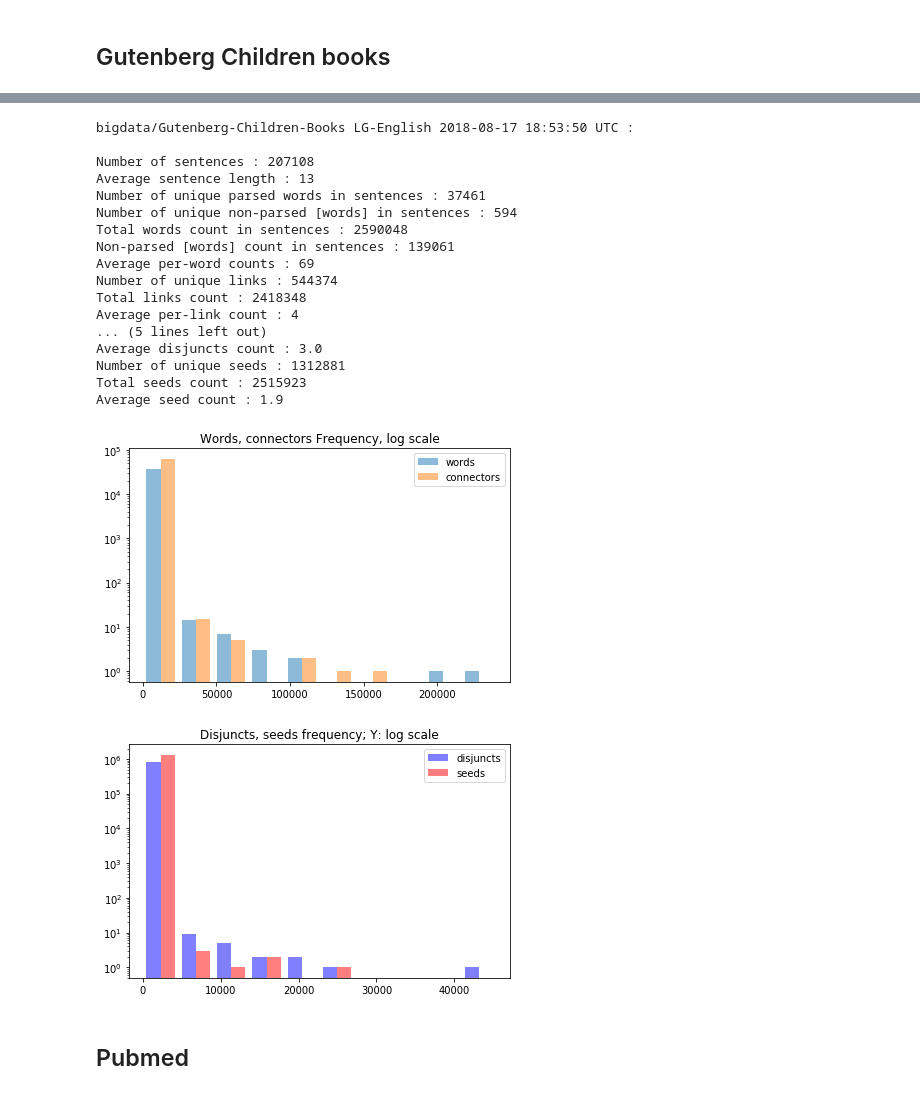
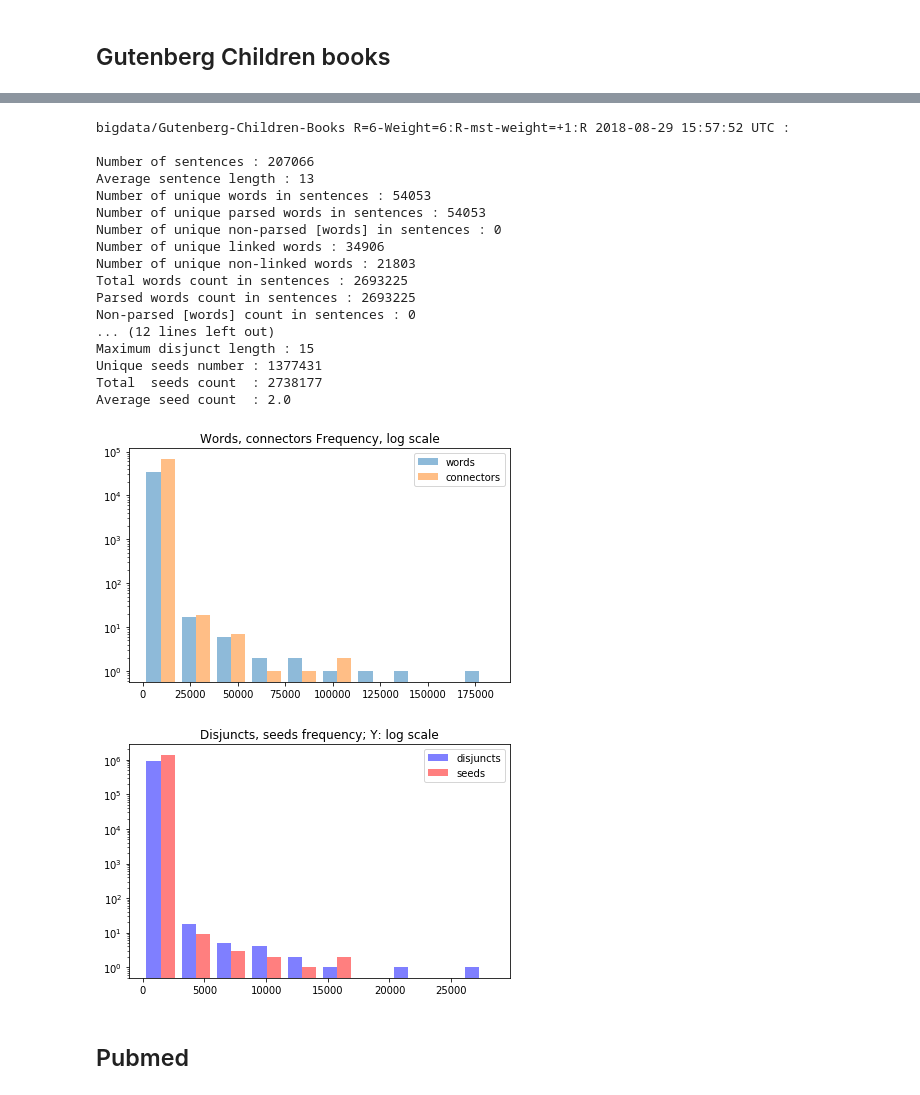
Before and after one commit to opencog/language-learning, a Jupyter notebook: notebooks/Corpora-statistics-2018-08-29.ipynb, the cells around one changed output, grey strips where cells are left out. Saved outputs shown, nothing was run; the diff lists cells and outputs as text; code cells hidden in the pictures.

Commit message:
Update corpora statistics: linked words, max/mean disjunct length

```diff
--- a/notebooks/Corpora-statistics-2018-08-17.ipynb
+++ b/notebooks/Corpora-statistics-2018-08-29.ipynb
@@ -30,7 +30,9 @@ print(UTC(), ':: out_dir =', module_path)
 # %%
-corpora = ['data/POC-Turtle', 'data/POC-English-Amb', 'data/CDS-caps-br-text+brent9mos', \
+corpora = ['data/POC-Turtle', 'data/POC-English-Amb', \
+           'data/CDS-caps-br-text+brent9mos', \
            'bigdata/Gutenberg-Children-Books', 'bigdata/Pubmed']
-datasets = ['MST-fixed-manually', 'LG-English', 'R=6-Weight=6:R-mst-weight=+1:R', \
+datasets = ['MST-fixed-manually', 'LG-English', \
+            'R=6-Weight=6:R-mst-weight=+1:R', \
             'R=6-Weight=6:R-mst-weight=+1:R-adagram', 'LG-English-caps']
 # %% [markdown]
 ## POC-Turtle
@@ -217,27 +219,27 @@ Average seed count : 1.9
 [figure]
 [figure]
 # %%
-corpus_historgams(module_path, corpora[3], datasets[1], logscale=[True,True], **kwargs)
+corpus_historgams(module_path, corpora[3], datasets[2], logscale=[True,True], **kwargs)
 # %% [output]
-bigdata/Gutenberg-Children-Books LG-English 2018-08-17 18:53:50 UTC :
+bigdata/Gutenberg-Children-Books R=6-Weight=6:R-mst-weight=+1:R 2018-08-29 15:57:52 UTC :
 
-Number of sentences : 207108
+Number of sentences : 207066
 Average sentence length : 13
-Number of unique parsed words in sentences : 37461
-Number of unique non-parsed [words] in sentences : 594
-Total words count in sentences : 2590048
-Non-parsed [words] count in sentences : 139061
-Average per-word counts : 69
-Number of unique links : 544374
-Total links count : 2418348
-Average per-link count : 4
-... (5 lines left out)
-Average disjuncts count : 3.0
-Number of unique seeds : 1312881
-Total seeds count : 2515923
-Average seed count : 1.9
+Number of unique words in sentences : 54053
+Number of unique parsed words in sentences : 54053
+Number of unique non-parsed [words] in sentences : 0
+Number of unique linked words : 34906
+Number of unique non-linked words : 21803
+Total words count in sentences : 2693225
+Parsed words count in sentences : 2693225
+Non-parsed [words] count in sentences : 0
+... (12 lines left out)
+Maximum disjunct length : 15
+Unique seeds number : 1377431
+Total  seeds count  : 2738177
+Average seed count  : 2.0
-[figure, old version]
+[figure, new version]
-[figure, old version]
+[figure, new version]
 # %% [markdown]
 ## Pubmed
 # %%
```
Also changed, not shown: parts of 12 cells of this notebook, 2 other files.
